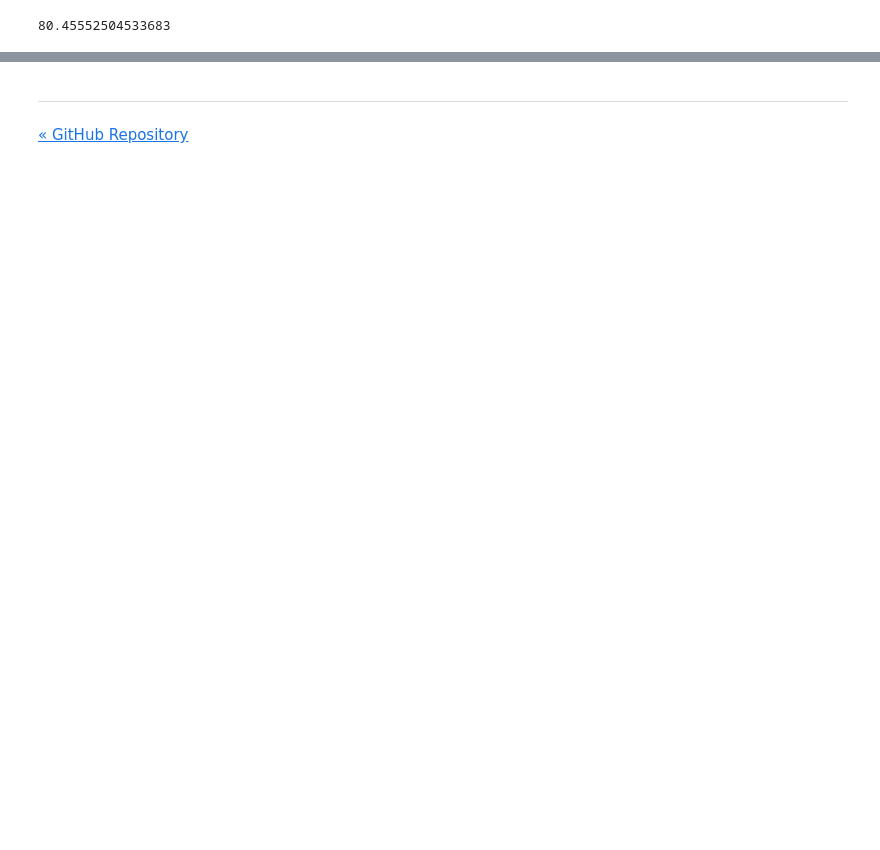
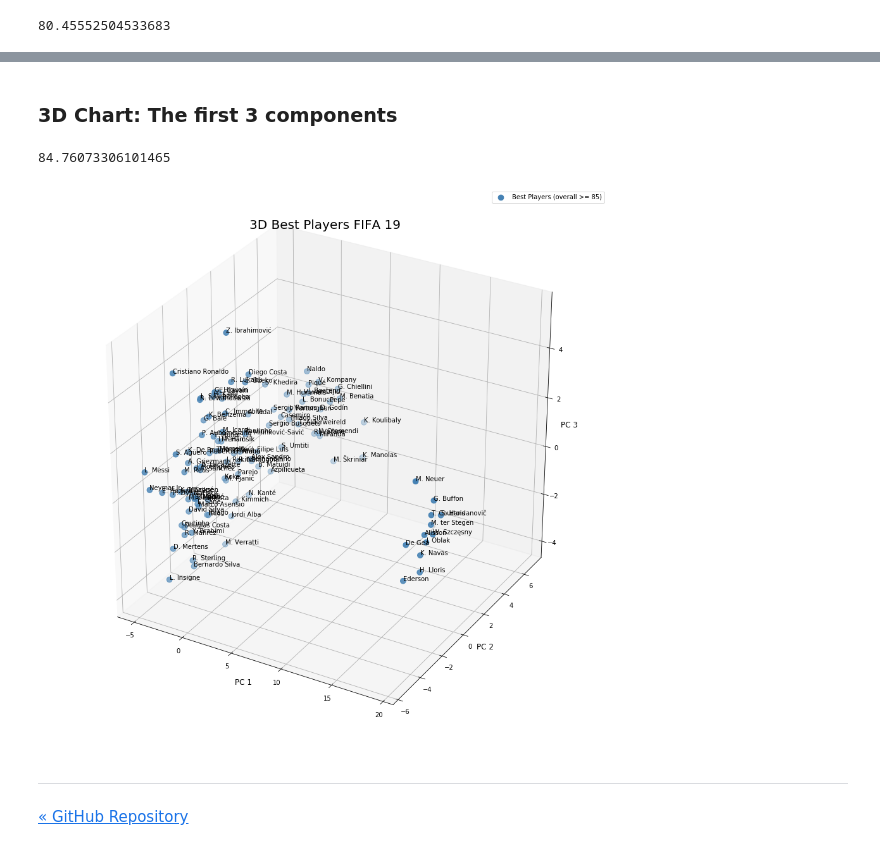
Before and after one commit to ansegura7/DataScience_FIFA19Data, a Jupyter notebook: code/PrincipalComponentAnalysis.ipynb, the cells around one changed output, grey strips where cells are left out. Saved outputs shown, nothing was run; the diff lists cells and outputs as text; code cells hidden in the pictures; blank space fills up the shorter version.

```diff
--- a/code/PrincipalComponentAnalysis.ipynb
+++ b/code/PrincipalComponentAnalysis.ipynb
@@ -261,3 +278,37 @@ ax3.grid()
+# %% [markdown]
+### 3D Chart: The first 3 components
+# %%
+# Show the total explained variance ratio of model: Only 3 components
+sum(pca.explained_variance_ratio_[0:3]) * 100
+# %% [output]
+84.76073306101465
+# %%
+# Create 3D scatter plot
+fig = plt.figure(figsize = (16, 16))
+ax4 = fig.add_subplot(111, projection = "3d")
+
+# Get (x, y, z) axis values
+xx = pcaDF.loc[:,["PC1"]].values
+yy = pcaDF.loc[:,["PC2"]].values
+zz = pcaDF.loc[:,["PC3"]].values
+
+# Plot values
+ax4.scatter(xx, yy, zz, c = "#4682B4", marker = "o", s = 75)
+
+# Add annotations one by one with a loop
+for ix in range(0, len(x)):
+    ax4.text(float(xx[ix]), float(yy[ix]), float(zz[ix]), pcaDF.Name[ix]
+             , horizontalalignment = "left", size = "medium", color = "black", weight = "normal")
+
+# Plot setup
+ax4.set_xlabel("PC 1", fontsize = 12)
+ax4.set_ylabel("PC 2", fontsize = 12)
+ax4.set_zlabel("PC 3", fontsize = 12)
+ax4.set_title("3D Best Players FIFA 19", fontsize = 20)
+ax4.legend(["Best Players (overall >= 85)"])
+ax4.grid()
+# %% [output]
+[figure, added]
 # %% [markdown]
 ---
 <a href="https://github.com/ansegura7/DataScience_FIFA19Data">&laquo; GitHub Repository</a>
```
Also changed, not shown: parts of 9 cells of this notebook, 1 other file.
